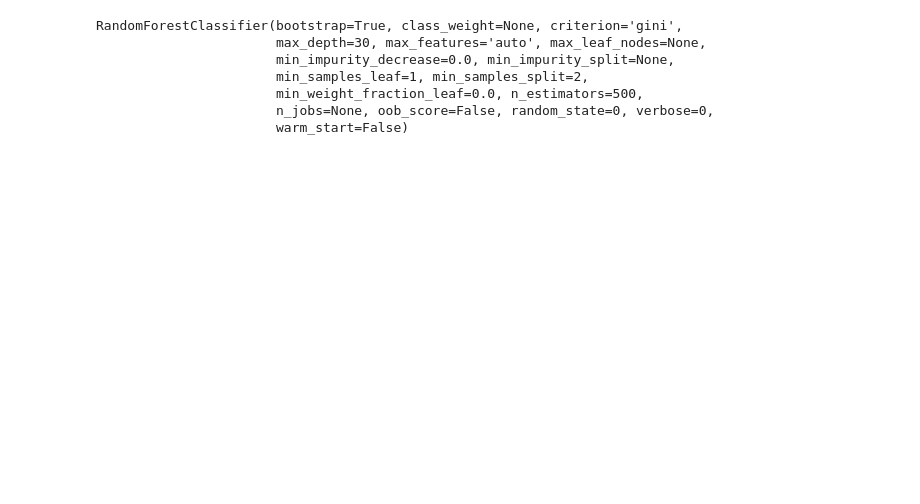
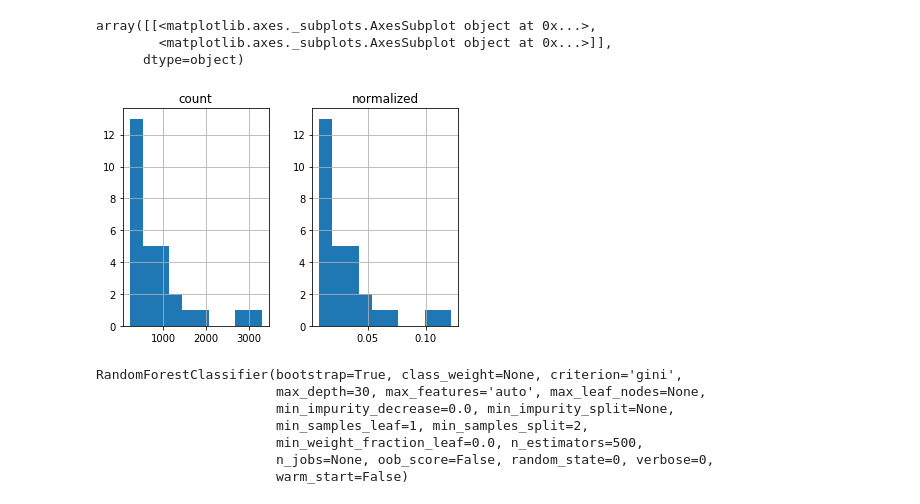
Before and after one commit to leticiawanderley/cmput664, a Jupyter notebook: Error type classification - Random Forest.ipynb, the cells around one changed output. Cells and saved outputs as stored; diff of their text form; code cells hidden in the pictures; blank space fills up the shorter version.

```diff
--- a/Error type classification - Random Forest.ipynb
+++ b/Error type classification - Random Forest.ipynb
@@ -19,3 +43,10 @@ df = df[~df.language.isin(discarded_languages)]
+# %%
+error_type_count.hist()
+# %% [output]
+array([[<matplotlib.axes._subplots.AxesSubplot object at 0x...>,
+        <matplotlib.axes._subplots.AxesSubplot object at 0x...>]],
+      dtype=object)
+[figure, added]
 # %%
 def concat_dummies(df, dummies):
     for dummy in list(dummies):
```
Also changed, not shown: parts of 6 cells of this notebook, 2 other files.
